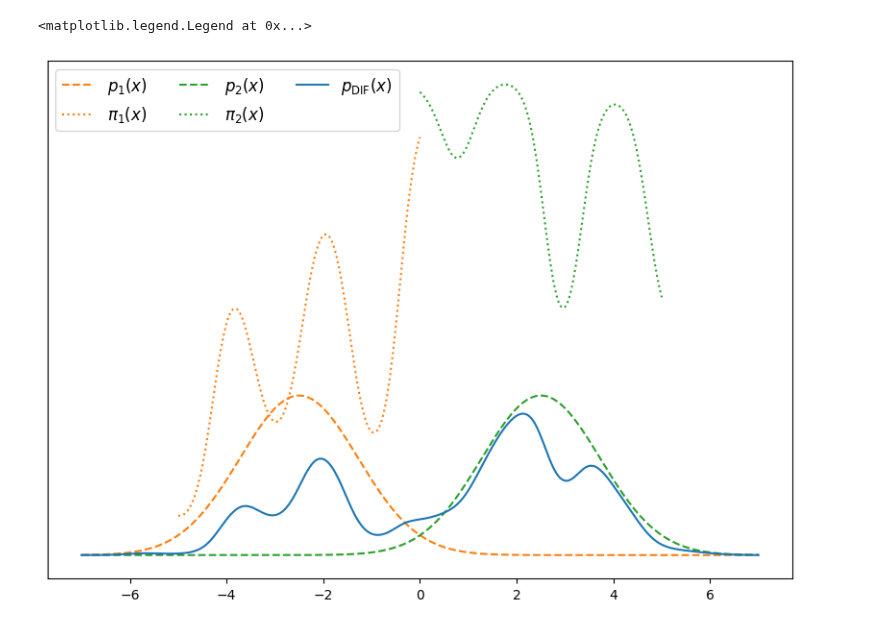
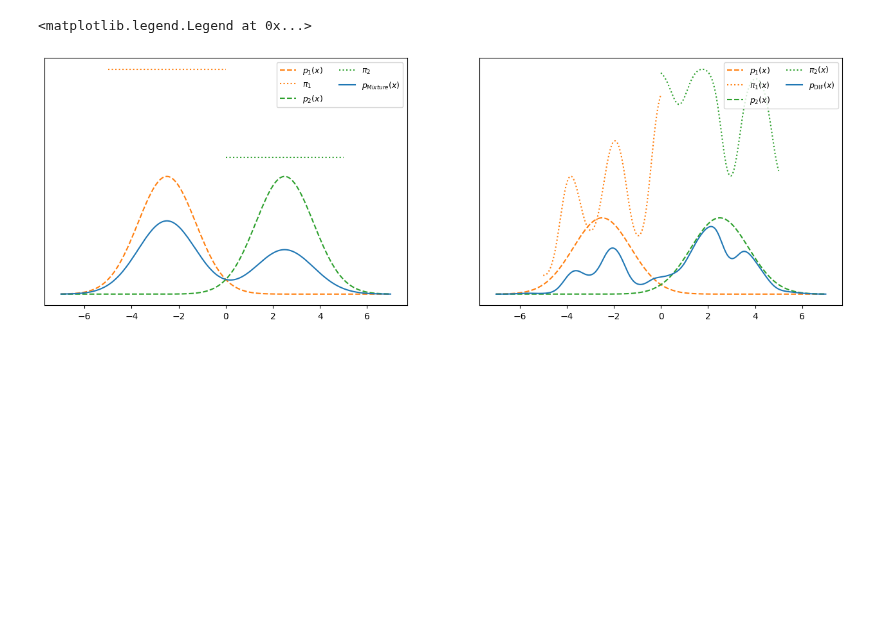
Before and after one commit to ElouanARGOUARCH/experiments, a Jupyter notebook: DIF/Figures/Second Decomposition.ipynb, the cells around one changed output. Cells and saved outputs as stored; diff of their text form; code cells hidden in the pictures; blank space fills up the shorter version.

```diff
--- a/DIF/Figures/Second Decomposition.ipynb
+++ b/DIF/Figures/Second Decomposition.ipynb
@@ -24,17 +4,35 @@ plt.plot(tt,w(tt)[:,1])
 # %%
-plt.figure(figsize = (10,7))
-ax = plt.subplot(111)
-ax.tick_params(left=False,bottom=True,labelleft=False,labelbottom=True)
+fig = plt.figure(figsize =(16,5))
+ax1 = fig.add_subplot(1,2,1)
+
+sin = lambda z :torch.tensor([.5])*torch.ones_like(z)
+w  = lambda z: torch.softmax(torch.cat([sin(z).unsqueeze(-1), 0.5*torch.zeros_like(sin(z)).unsqueeze(-1)], dim = -1), dim = -1)
+ax1.tick_params(left=False,bottom=True,labelleft=False,labelbottom=True)
 gauss0 = torch.distributions.MultivariateNormal(torch.tensor([-2.5]), 1.5*torch.eye(1))
 gauss1 = torch.distributions.MultivariateNormal(torch.tensor([2.5]), 1.5*torch.eye(1))
-ax.plot(tt, torch.exp(gauss0.log_prob(tt.unsqueeze(-1))), color = 'C1', linestyle = '--',label = r'$p_1(x)$')
+ax1.plot(tt, torch.exp(gauss0.log_prob(tt.unsqueeze(-1))), color = 'C1', linestyle = '--',label = r'$p_1(x)$')
 tt0 = torch.linspace(-5, 0, 200)
-ax.plot(tt0, w(tt0 + 4.5)[:,0], color = 'C1', linestyle = 'dotted', label =  r'$\pi_1(x)$')
-ax.plot(tt, torch.exp(gauss1.log_prob(tt.unsqueeze(-1))), color = 'C2', linestyle = '--', label = r'$p_2(x)$')
+ax1.plot(tt0, w(tt0 + 4.5)[:,0], color = 'C1', linestyle = 'dotted', label =  r'$\pi_1$')
+ax1.plot(tt, torch.exp(gauss1.log_prob(tt.unsqueeze(-1))), color = 'C2', linestyle = '--', label = r'$p_2(x)$')
 tt1 = torch.linspace(0,5, 200)
-ax.plot(tt1, w(tt1 - 4.5)[:,1], color = 'C2', linestyle = 'dotted', label = r'$\pi_2(x)$')
-ax.plot(tt,w(tt + 4.5)[:,0]*torch.exp(gauss0.log_prob(tt.unsqueeze(-1))) + w(tt-4.5)[:,1]*torch.exp(gauss1.log_prob(tt.unsqueeze(-1))), color = 'C0', label = r'$p_{\rm{DIF}}(x)$')
-plt.legend(ncol = 3, fontsize = 12)
+ax1.plot(tt1, w(tt1 - 4.5)[:,1], color = 'C2', linestyle = 'dotted', label = r'$\pi_2$')
+ax1.plot(tt,w(tt + 4.5)[:,0]*torch.exp(gauss0.log_prob(tt.unsqueeze(-1))) + w(tt-4.5)[:,1]*torch.exp(gauss1.log_prob(tt.unsqueeze(-1))), color = 'C0', label = r'$p_{Mixture}(x)$')
+ax1.legend(ncol = 2, fontsize = 9, loc = 'upper right')
+sin = lambda z : z/3 + torch.sin(z*3)+ torch.sin(z)**2 - 1.50
+tt = torch.linspace(-7,7, 500)
+w  = lambda z: torch.softmax(torch.cat([sin(z).unsqueeze(-1), 0.5*torch.zeros_like(sin(z)).unsqueeze(-1)], dim = -1), dim = -1)
+ax2 = fig.add_subplot(1,2,2)
+ax2.tick_params(left=False,bottom=True,labelleft=False,labelbottom=True)
+gauss0 = torch.distributions.MultivariateNormal(torch.tensor([-2.5]), 1.5*torch.eye(1))
+gauss1 = torch.distributions.MultivariateNormal(torch.tensor([2.5]), 1.5*torch.eye(1))
+ax2.plot(tt, torch.exp(gauss0.log_prob(tt.unsqueeze(-1))), color = 'C1', linestyle = '--',label = r'$p_1(x)$')
+tt0 = torch.linspace(-5, 0, 200)
+ax2.plot(tt0, w(tt0 + 4.5)[:,0], color = 'C1', linestyle = 'dotted', label =  r'$\pi_1(x)$')
+ax2.plot(tt, torch.exp(gauss1.log_prob(tt.unsqueeze(-1))), color = 'C2', linestyle = '--', label = r'$p_2(x)$')
+tt1 = torch.linspace(0,5, 200)
+ax2.plot(tt1, w(tt1 - 4.5)[:,1], color = 'C2', linestyle = 'dotted', label = r'$\pi_2(x)$')
+ax2.plot(tt,w(tt + 4.5)[:,0]*torch.exp(gauss0.log_prob(tt.unsqueeze(-1))) + w(tt-4.5)[:,1]*torch.exp(gauss1.log_prob(tt.unsqueeze(-1))), color = 'C0', label = r'$p_{\rm{DIF}}(x)$')
+ax2.legend(ncol = 2, fontsize = 9, loc = 'upper right')
 # %% [output]
 <matplotlib.legend.Legend at 0x...>
-[figure, old version]
+[figure, new version]
```
Also changed, not shown: parts of 5 cells of this notebook, 34 other files.
